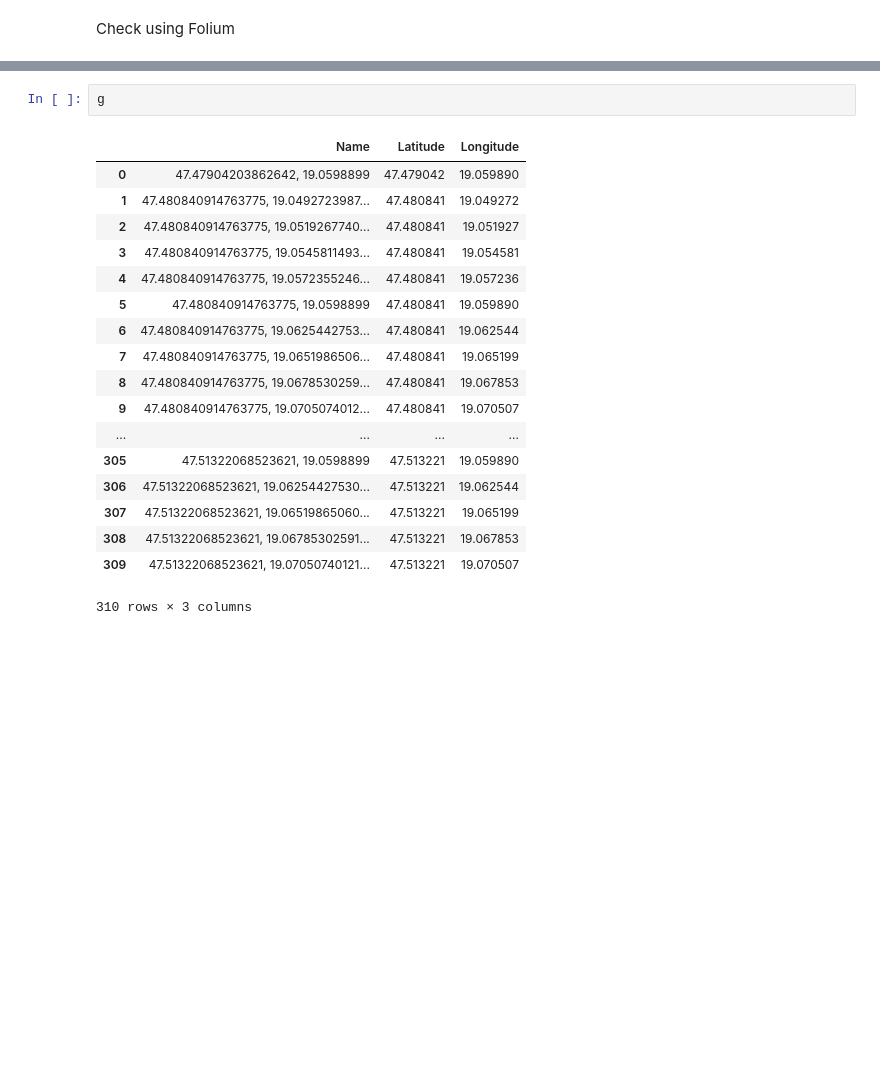
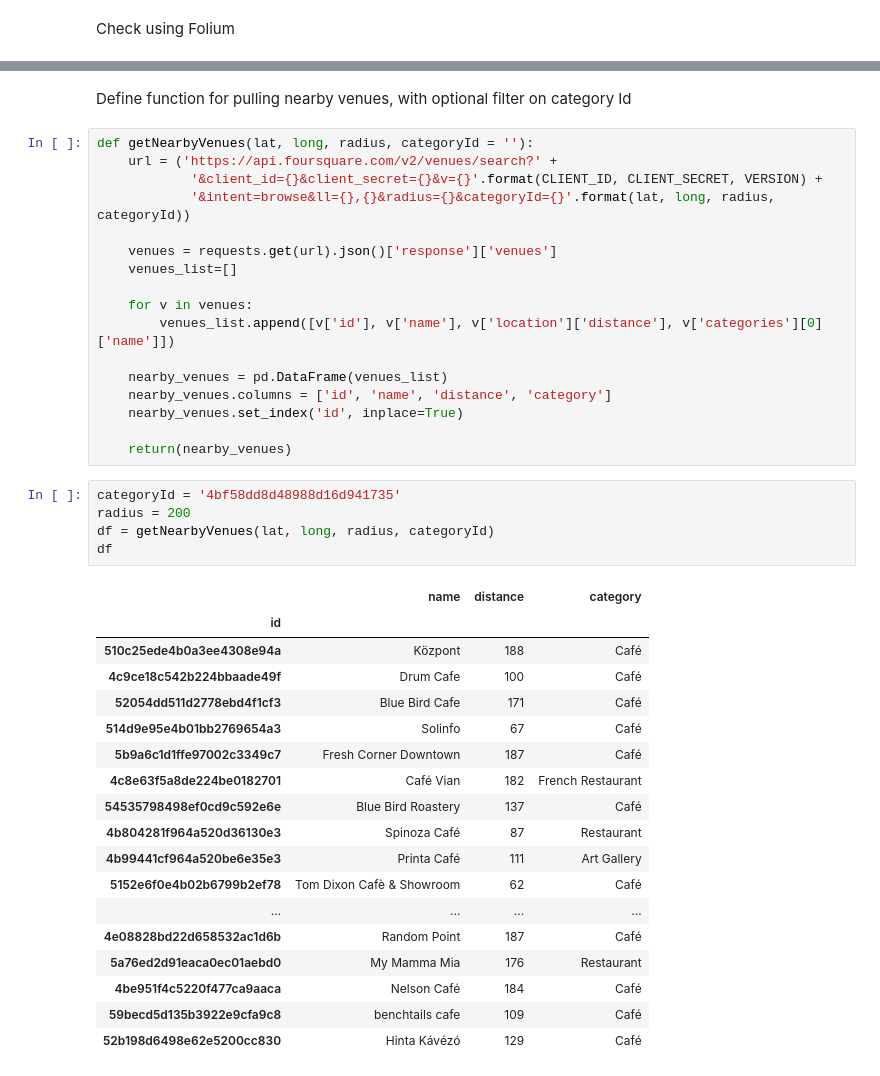
Before and after one commit to MattCommon/coursera-ibm-applied-data-science, a Jupyter notebook: Capstone Project.ipynb, the cells around one changed output, grey strips where cells are left out. Drawn from its saved outputs; the diff is of its cells as text; blank space fills up the shorter version.

Commit message:
Added getNearbyVenues function

```diff
--- a/Capstone Project.ipynb
+++ b/Capstone Project.ipynb
@@ -81,24 +82,46 @@ for i in g.index:
 map_grid
 # %% [output]
 [interactive output not drawn]
-# %%
-g
-# %% [output]
-|  | Name | Latitude | Longitude |
-| 0 | 47.47904203862642, 19.0598899 | 47.479042 | 19.059890 |
-| 1 | 47.480840914763775, 19.0492723987... | 47.480841 | 19.049272 |
-| 2 | 47.480840914763775, 19.0519267740... | 47.480841 | 19.051927 |
-| 3 | 47.480840914763775, 19.0545811493... | 47.480841 | 19.054581 |
-| 4 | 47.480840914763775, 19.0572355246... | 47.480841 | 19.057236 |
-| 5 | 47.480840914763775, 19.0598899 | 47.480841 | 19.059890 |
-| 6 | 47.480840914763775, 19.0625442753... | 47.480841 | 19.062544 |
-| 7 | 47.480840914763775, 19.0651986506... | 47.480841 | 19.065199 |
-| 8 | 47.480840914763775, 19.0678530259... | 47.480841 | 19.067853 |
-| 9 | 47.480840914763775, 19.0705074012... | 47.480841 | 19.070507 |
-| ... | ... | ... | ... |
-| 305 | 47.51322068523621, 19.0598899 | 47.513221 | 19.059890 |
-| 306 | 47.51322068523621, 19.06254427530... | 47.513221 | 19.062544 |
-| 307 | 47.51322068523621, 19.06519865060... | 47.513221 | 19.065199 |
-| 308 | 47.51322068523621, 19.06785302591... | 47.513221 | 19.067853 |
-| 309 | 47.51322068523621, 19.07050740121... | 47.513221 | 19.070507 |
-310 rows × 3 columns
+# %% [markdown]
+Define function for pulling nearby venues, with optional filter on category Id
+# %%
+def getNearbyVenues(lat, long, radius, categoryId = ''):
+    url = ('https://api.foursquare.com/v2/venues/search?' +
+            '&client_id={}&client_secret={}&v={}'.format(CLIENT_ID, CLIENT_SECRET, VERSION) +
+            '&intent=browse&ll={},{}&radius={}&categoryId={}'.format(lat, long, radius, categoryId))
+
+    venues = requests.get(url).json()['response']['venues']
+    venues_list=[]
+
+    for v in venues:
+        venues_list.append([v['id'], v['name'], v['location']['distance'], v['categories'][0]['name']])
+
+    nearby_venues = pd.DataFrame(venues_list)
+    nearby_venues.columns = ['id', 'name', 'distance', 'category']
+    nearby_venues.set_index('id', inplace=True)
+
+    return(nearby_venues)
+# %%
+categoryId = '4bf58dd8d48988d16d941735'
+radius = 200
+df = getNearbyVenues(lat, long, radius, categoryId)
+df
+# %% [output]
+|  | name | distance | category |
+| id |  |  |  |
+| 510c25ede4b0a3ee4308e94a | Központ | 188 | Café |
+| 4c9ce18c542b224bbaade49f | Drum Cafe | 100 | Café |
+| 52054dd511d2778ebd4f1cf3 | Blue Bird Cafe | 171 | Café |
+| 514d9e95e4b01bb2769654a3 | Solinfo | 67 | Café |
+| 5b9a6c1d1ffe97002c3349c7 | Fresh Corner Downtown | 187 | Café |
+| 4c8e63f5a8de224be0182701 | Café Vian | 182 | French Restaurant |
+| 54535798498ef0cd9c592e6e | Blue Bird Roastery | 137 | Café |
+| 4b804281f964a520d36130e3 | Spinoza Café | 87 | Restaurant |
+| 4b99441cf964a520be6e35e3 | Printa Café | 111 | Art Gallery |
+| 5152e6f0e4b02b6799b2ef78 | Tom Dixon Cafè & Showroom | 62 | Café |
+| ... | ... | ... | ... |
+| 4e08828bd22d658532ac1d6b | Random Point | 187 | Café |
+| 5a76ed2d91eaca0ec01aebd0 | My Mamma Mia | 176 | Restaurant |
+| 4be951f4c5220f477ca9aaca | Nelson Café | 184 | Café |
+| 59becd5d135b3922e9cfa9c8 | benchtails cafe | 109 | Café |
+| 52b198d6498e62e5200cc830 | Hinta Kávézó | 129 | Café |
```
Also changed, not shown: parts of 2 cells of this notebook.
